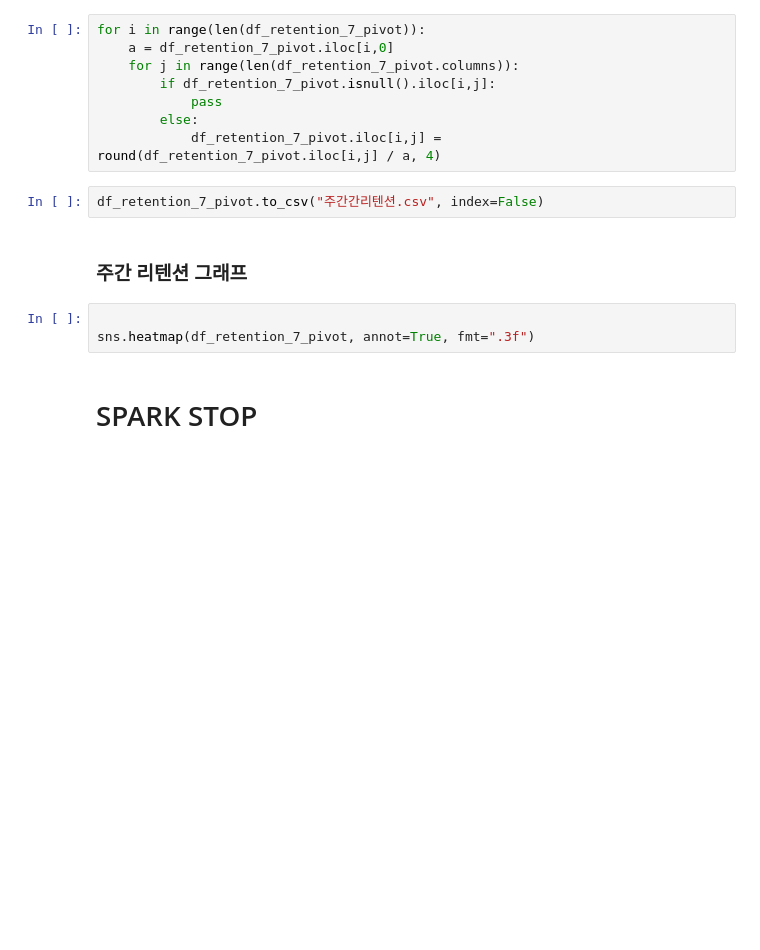
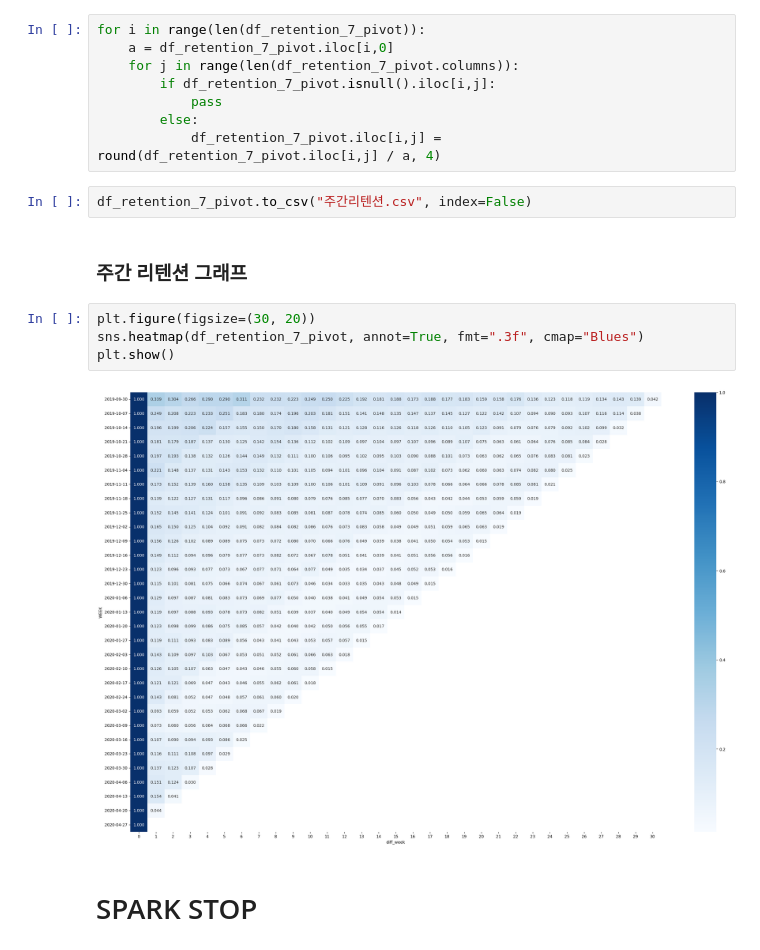
Before and after one commit to dothegee/Ecommerce_Membership_Strategy, a Jupyter notebook: AARRR_Metrics.ipynb, the cells around one changed output. Drawn from its saved outputs; the diff is of its cells as text; blank space fills up the shorter version.

```diff
--- a/AARRR_Metrics.ipynb
+++ b/AARRR_Metrics.ipynb
@@ -336,12 +511,15 @@ for i in range(len(df_retention_7_pivot)):
         else:
             df_retention_7_pivot.iloc[i,j] = round(df_retention_7_pivot.iloc[i,j] / a, 4)
 # %%
-df_retention_7_pivot.to_csv("주간간리텐션.csv", index=False)
+df_retention_7_pivot.to_csv("주간리텐션.csv", index=False)
 # %% [markdown]
 ### 주간 리텐션 그래프
 # %%
-
-sns.heatmap(df_retention_7_pivot, annot=True, fmt=".3f")
+plt.figure(figsize=(30, 20))
+sns.heatmap(df_retention_7_pivot, annot=True, fmt=".3f", cmap="Blues")
+plt.show()
+# %% [output]
+[figure, added]
 # %% [markdown]
 # SPARK STOP
 # %%
```
Also changed, not shown: parts of 16 cells of this notebook.
